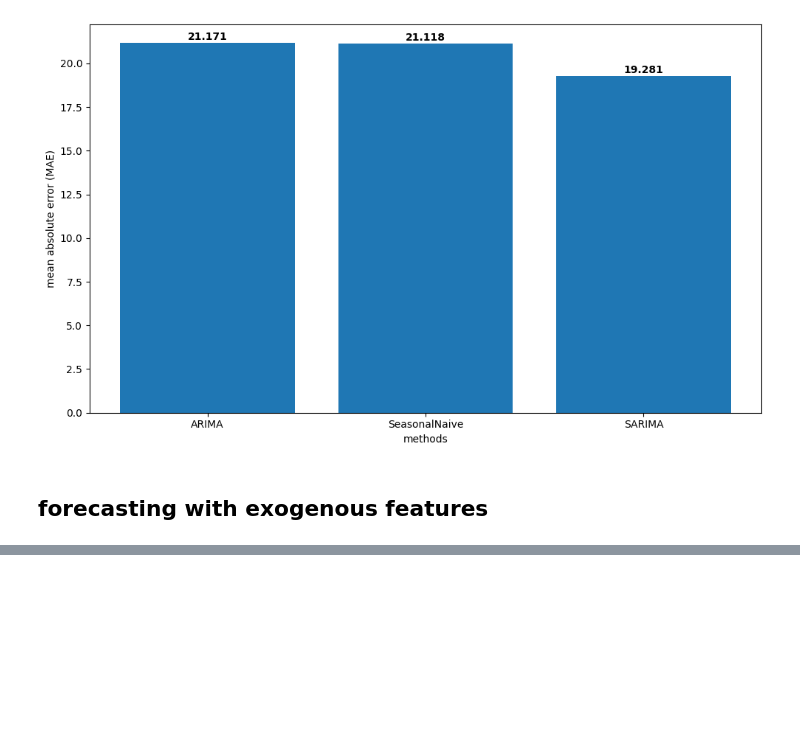
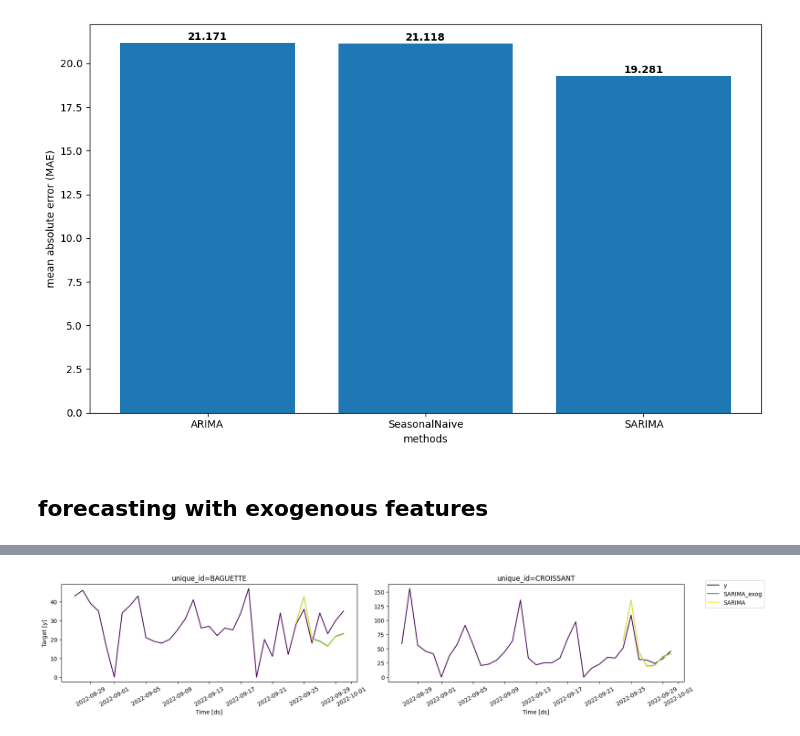
Before and after one commit to kamijoseph/Time-Series-Learning, a Jupyter notebook: forecast_1.ipynb, the cells around one changed output, grey strips where cells are left out. Drawn from its saved outputs; the diff is of its cells as text; code cells hidden in the pictures; blank space fills up the shorter version.

Commit message:
forecast 2

```diff
--- a/forecast_1.ipynb
+++ b/forecast_1.ipynb
@@ -382,0 +427,8 @@ plt.show()
+# %%
+unique_ids = ["BAGUETTE", "CROISSANT"]
+small_data = data[data["unique_id"].isin(unique_ids)]
+test = small_data.groupby("unique_id").tail(7)
+train = small_data.drop(test.index).reset_index(drop=True)
+# %%
+future_exog_df = test.drop("y", axis=1)
+future_exog_df.head()
@@ -382,0 +442,28 @@ plt.show()
+# %%
+# define model
+models = [
+    AutoARIMA(season_length=7, alias="SARIMA_exog")
+]
+
+sf = StatsForecast(models=models, freq="D")
+sf.fit(df=train)
+
+# prediction with exogenous features
+arima_exog_preds = sf.predict(
+    h = horizon,
+    X_df = future_exog_df
+)
+
+# without exogenous features
+models = [
+    AutoARIMA(season_length=7, alias="SARIMA")
+]
+
+sf = StatsForecast(models=models, freq="D")
+sf.fit(df=train.drop("unit_price", axis=1))
+arima_preds = sf.predict(h=horizon)
+# %%
+test_df = test.merge(arima_exog_preds, on=["unique_id", "ds"], how="left")\
+              .merge(arima_preds, on=["unique_id", "ds"], how="left")
+
+test_df
@@ -382,0 +486,11 @@ plt.show()
+# %%
+plot_series(
+    df = train,
+    forecasts_df = test_df,
+    ids = ["BAGUETTE", "CROISSANT"],
+    max_insample_length = 28,
+    models = ["SARIMA_exog", "SARIMA"],
+    palette = "viridis"
+)
+# %% [output]
+[figure, added]
```
Also changed, not shown: parts of 12 cells of this notebook.
